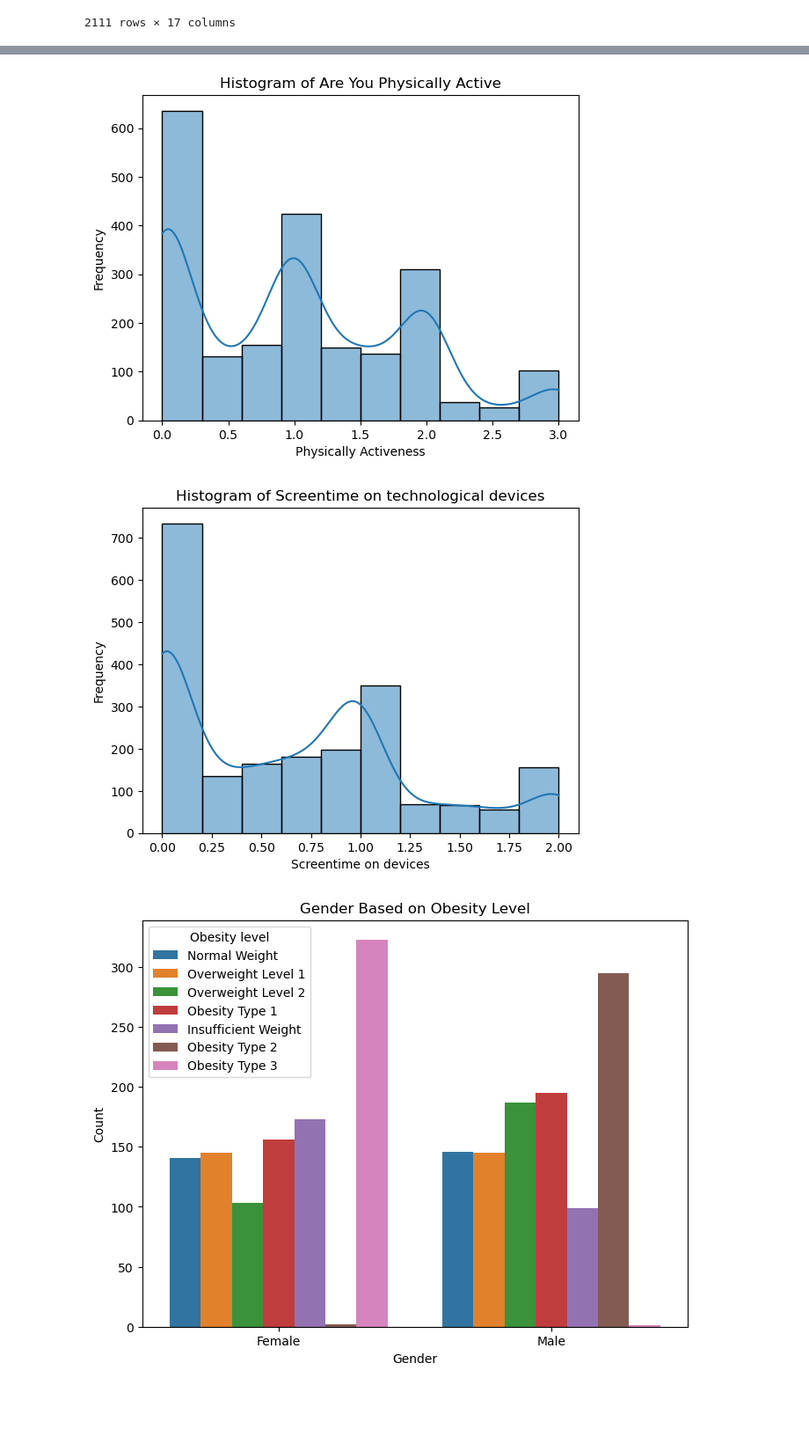
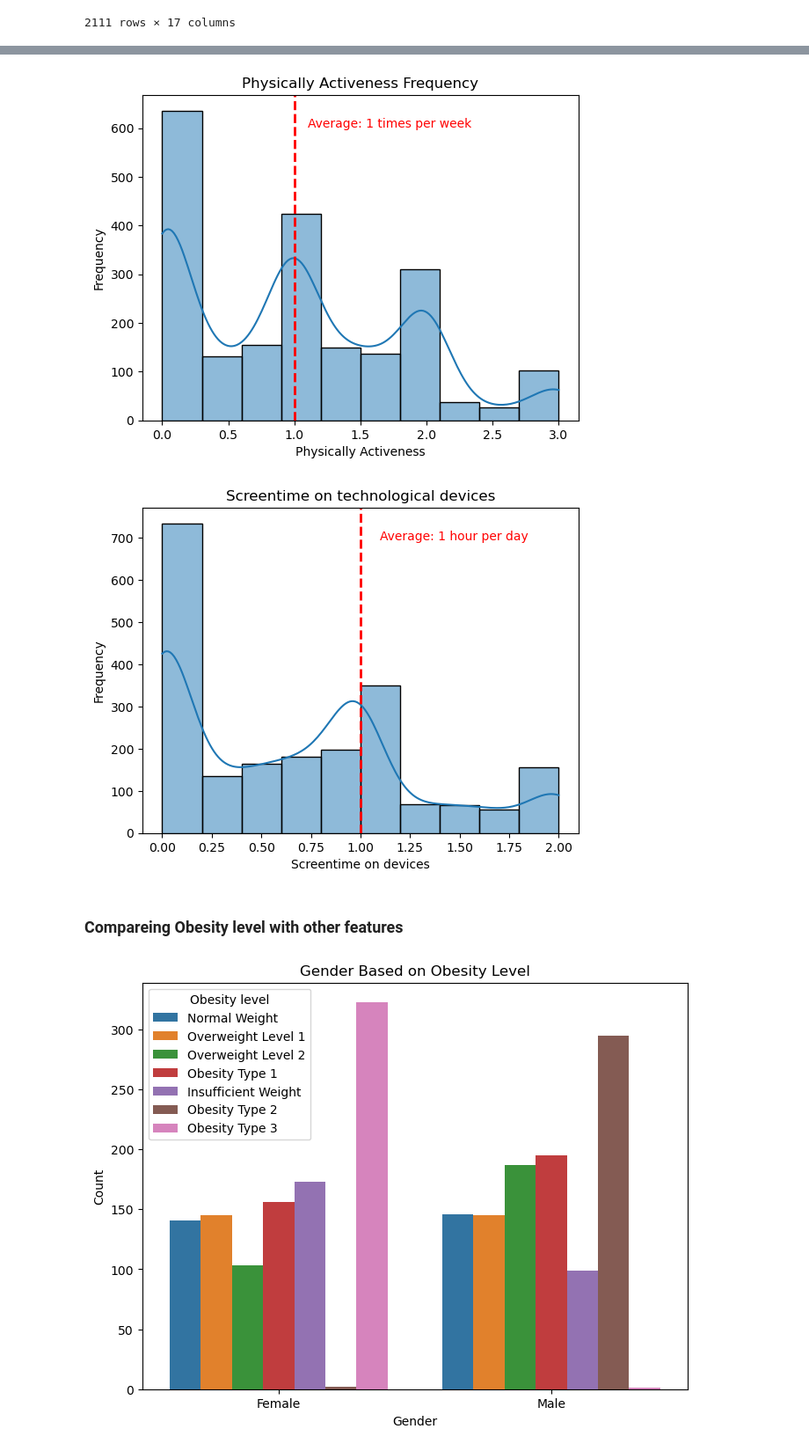
Before and after one commit to Sueraaa/proj-4-grp-1, a Jupyter notebook: Obesity_Data_Sunera.ipynb, the cells around one changed output, grey strips where cells are left out. Shown at 88% size. Saved outputs shown, nothing was run; the diff lists cells and outputs as text; code cells hidden in the pictures; blank space fills up the shorter version.

```diff
--- a/Obesity_Data_Sunera.ipynb
+++ b/Obesity_Data_Sunera.ipynb
@@ -582,19 +603,37 @@ plt.show()
 # %%
+# Calculate the average physical activity frequency
+average_physical_activity = round(obesity_data['Are You Physically Active'].mean())
+
 # Histogram showing Are You Physically Active
 sns.histplot(data=obesity_data, x='Are You Physically Active', bins= 10, kde=True)
-plt.title('Histogram of Are You Physically Active')
+plt.title('Physically Activeness Frequency')
 plt.xlabel('Physically Activeness')
 plt.ylabel('Frequency')
+
+# Add the average line to the histogram
+plt.axvline(average_physical_activity, color='r', linestyle='dashed', linewidth=2)
+plt.text(average_physical_activity + 0.1, plt.ylim()[1] * 0.9, f'Average: {average_physical_activity} times per week', color='r')
+plt.savefig('images/physical_activity_histogram.png')
 plt.show()
 # %% [output]
-[figure, old version]
+[figure, new version]
 # %%
+# Calculate the average screentime on technological devices
+average_screentime = round(obesity_data['Screentime on technological devices'].mean())
+
 # Histogram showing Screentime on technological devices
 sns.histplot(data=obesity_data, x='Screentime on technological devices', bins= 10, kde=True)
-plt.title('Histogram of Screentime on technological devices')
+plt.title('Screentime on technological devices')
 plt.xlabel('Screentime on devices')
 plt.ylabel('Frequency')
+
+# Add the average line to the histogram
+plt.axvline(average_screentime, color='r', linestyle='dashed', linewidth=2)
+plt.text(average_screentime + 0.1, plt.ylim()[1] * 0.9, f'Average: {average_screentime} hour per day', color='r')
+plt.savefig('images/screentime_histogram.png')
 plt.show()
 # %% [output]
-[figure, old version]
+[figure, new version]
+# %% [markdown]
+### Compareing Obesity level with other features
 # %%
```
Also changed, not shown: parts of 14 cells of this notebook, 10 other files.
